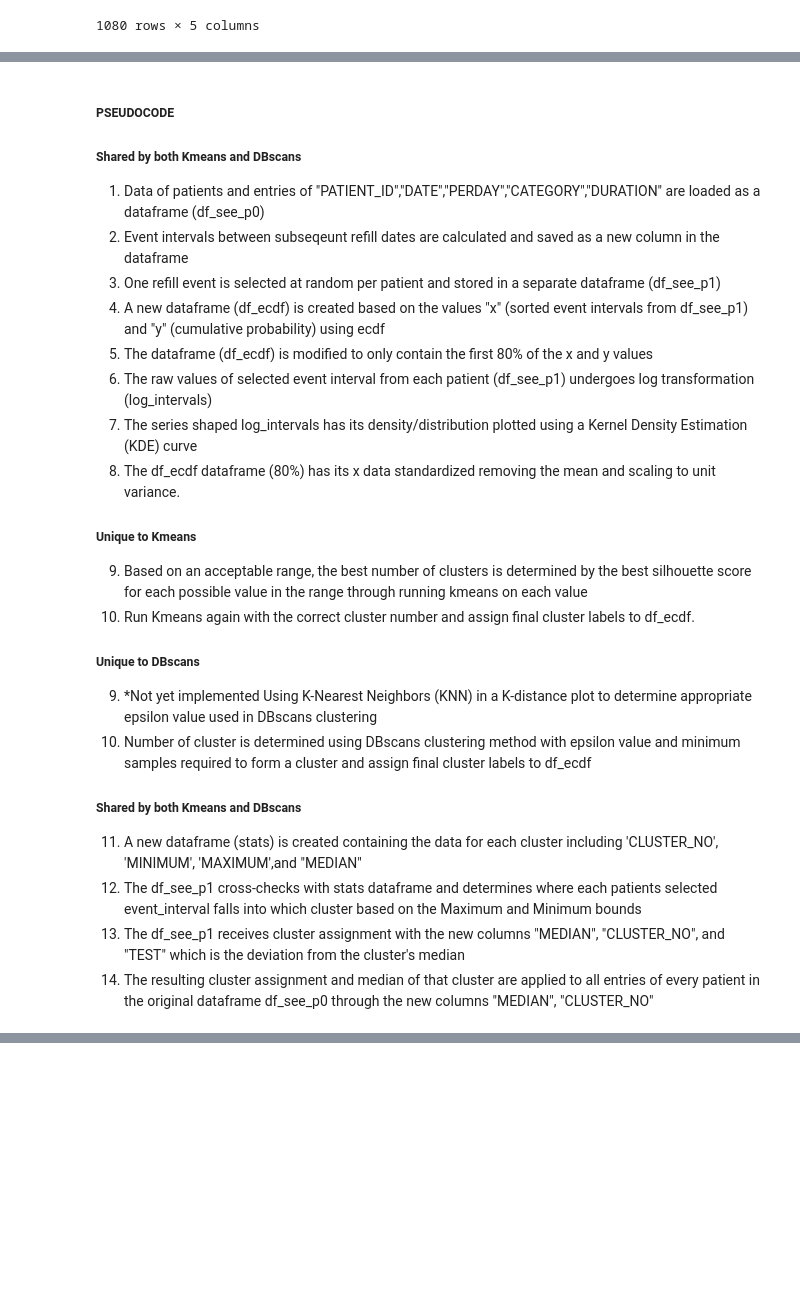
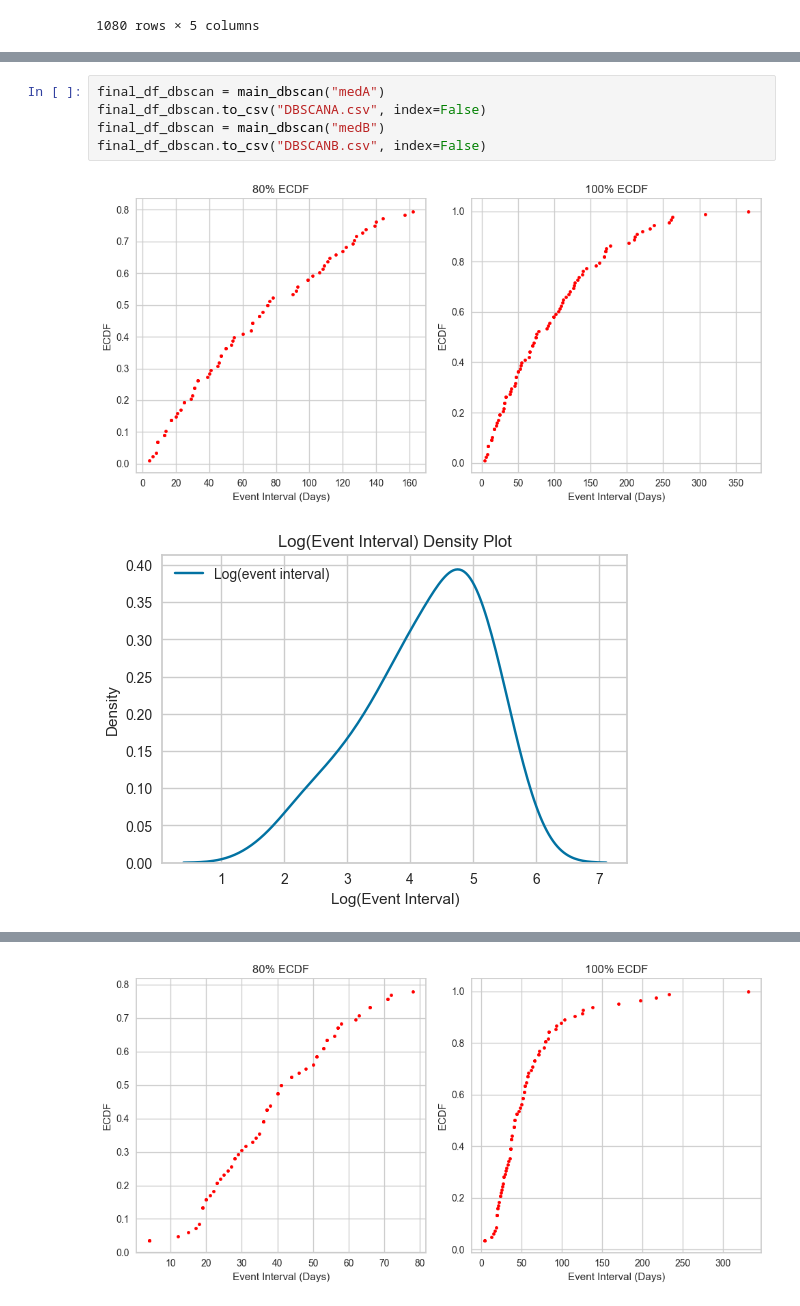
Before and after one commit to CedRaf/SEE_PY, a Jupyter notebook: Sessa_PY.ipynb, the cells around one changed output, grey strips where cells are left out. Cells and saved outputs as stored; diff of their text form; blank space fills up the shorter version.

```diff
--- a/Sessa_PY.ipynb
+++ b/Sessa_PY.ipynb
@@ -542,22 +582,8 @@ if __name__ == "__main__":
-# %% [markdown]
-##### PSEUDOCODE
-##### Shared by both Kmeans and DBscans
-1. Data of patients and entries of "PATIENT_ID","DATE","PERDAY","CATEGORY","DURATION" are loaded as a dataframe (df_see_p0)
-2. Event intervals between subseqeunt refill dates are calculated and saved as a new column in the dataframe
-3. One refill event is selected at random per patient and stored in a separate dataframe (df_see_p1)
-4. A new dataframe (df_ecdf) is created based on the values "x" (sorted event intervals from df_see_p1) and "y" (cumulative probability) using ecdf
-5. The dataframe (df_ecdf) is modified to only contain the first 80% of the x and y values
-6. The raw values of selected event interval from each patient (df_see_p1) undergoes log transformation (log_intervals)
-7. The series shaped log_intervals has its density/distribution plotted using a Kernel Density Estimation (KDE) curve
-8. The df_ecdf dataframe (80%) has its x data standardized removing the mean and scaling to unit variance.
-##### Unique to Kmeans
-9. Based on an acceptable range, the best number of clusters is determined by the best silhouette score for each possible value in the range through running kmeans on each value
-10. Run Kmeans again with the correct cluster number and assign final cluster labels to df_ecdf.
-##### Unique to DBscans
-9. *Not yet implemented  Using K-Nearest Neighbors (KNN) in a K-distance plot to determine appropriate epsilon value used in DBscans clustering
-10. Number of cluster is determined using DBscans clustering method with epsilon value and minimum samples required to form a cluster and assign final cluster labels to df_ecdf
-##### Shared by both Kmeans and DBscans
-11. A new dataframe (stats) is created containing the data for each cluster including 'CLUSTER_NO', 'MINIMUM', 'MAXIMUM',and "MEDIAN"
-12. The df_see_p1 cross-checks with stats dataframe and determines where each patients selected event_interval falls into which cluster based on the Maximum and Minimum bounds
-13. The df_see_p1 receives cluster assignment with the new columns "MEDIAN", "CLUSTER_NO", and "TEST" which is the deviation from the cluster's median
-14. The resulting cluster assignment and median of that cluster are applied to all entries of every patient in the original dataframe df_see_p0 through the new columns "MEDIAN", "CLUSTER_NO"
+# %%
+final_df_dbscan = main_dbscan("medA")
+final_df_dbscan.to_csv("DBSCANA.csv", index=False)
+final_df_dbscan = main_dbscan("medB")
+final_df_dbscan.to_csv("DBSCANB.csv", index=False)
+# %% [output]
+[figure, added]
+[figure, added]
@@ -563,0 +592 @@ if __name__ == "__main__":
+[figure, added]
```
Also changed, not shown: parts of 16 cells of this notebook, 2 other files.
